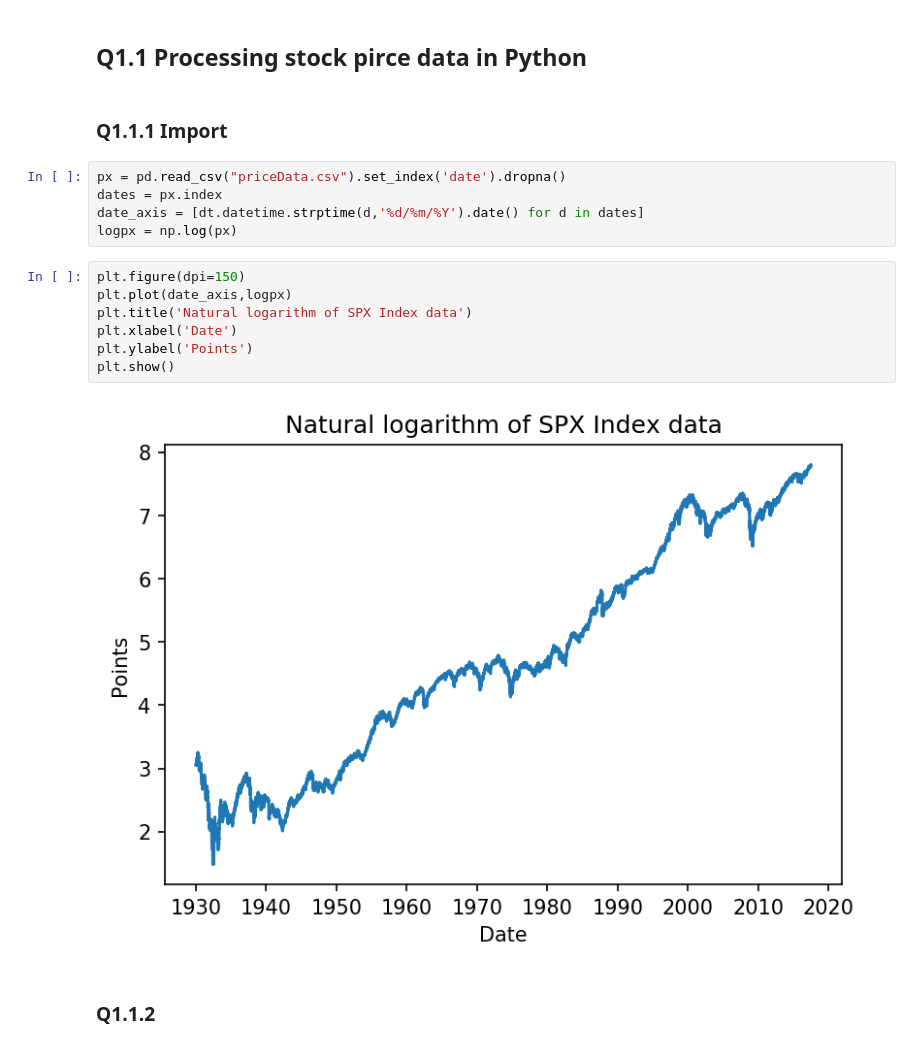
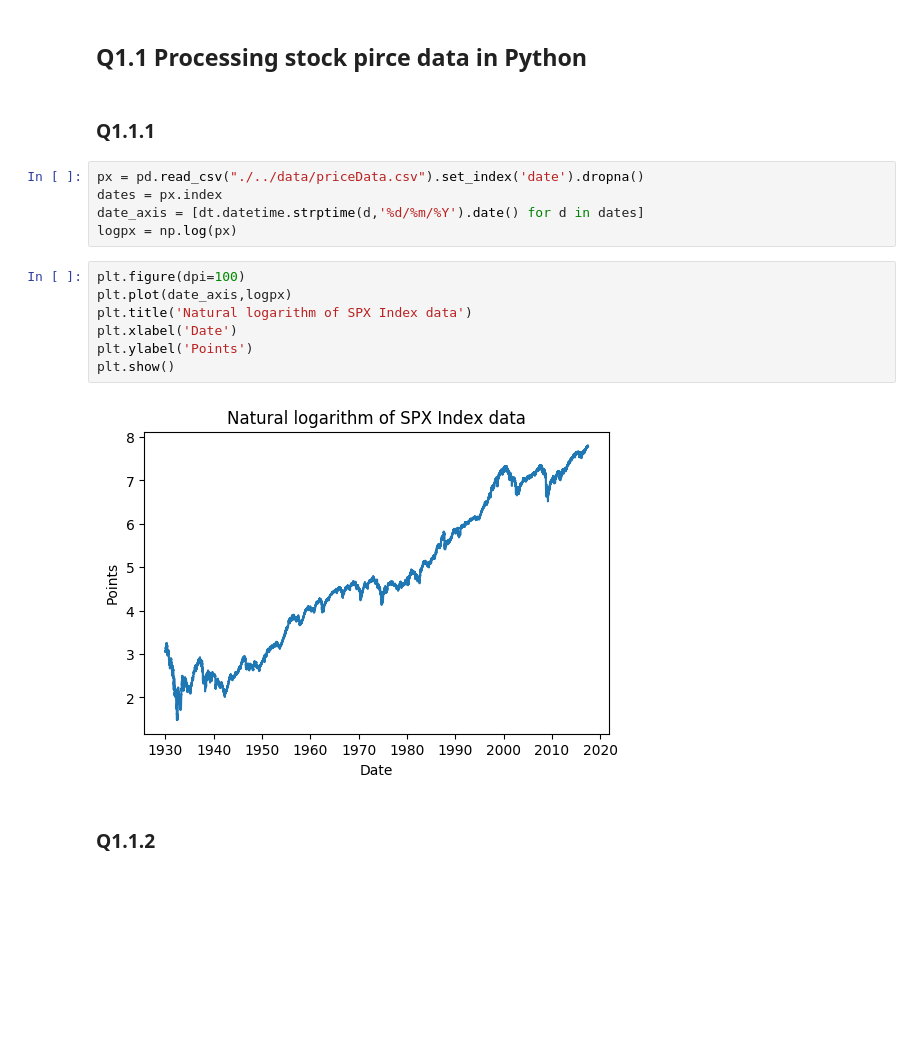
Before and after one commit to mahudu97/FSP, a Jupyter notebook: src/CW.ipynb, the cells around one changed output. Saved outputs shown, nothing was run; the diff lists cells and outputs as text; blank space fills up the shorter version.

```diff
--- a/src/CW.ipynb
+++ b/src/CW.ipynb
@@ -10,21 +10,21 @@ import datetime as dt
 # %% [markdown]
 ## Q1.1 Processing stock pirce data in Python
 # %% [markdown]
-### Q1.1.1 Import
+### Q1.1.1
 # %%
-px = pd.read_csv("priceData.csv").set_index('date').dropna()
+px = pd.read_csv("./../data/priceData.csv").set_index('date').dropna()
 dates = px.index
 date_axis = [dt.datetime.strptime(d,'%d/%m/%Y').date() for d in dates]
 logpx = np.log(px)
 # %%
-plt.figure(dpi=150)
+plt.figure(dpi=100)
 plt.plot(date_axis,logpx)
 plt.title('Natural logarithm of SPX Index data')
 plt.xlabel('Date')
 plt.ylabel('Points')
 plt.show()
 # %% [output]
-[figure, old version]
+[figure, new version]
 # %% [markdown]
 ### Q1.1.2
 # %%
```
Also changed, not shown: parts of 50 cells of this notebook, 1 other file.
